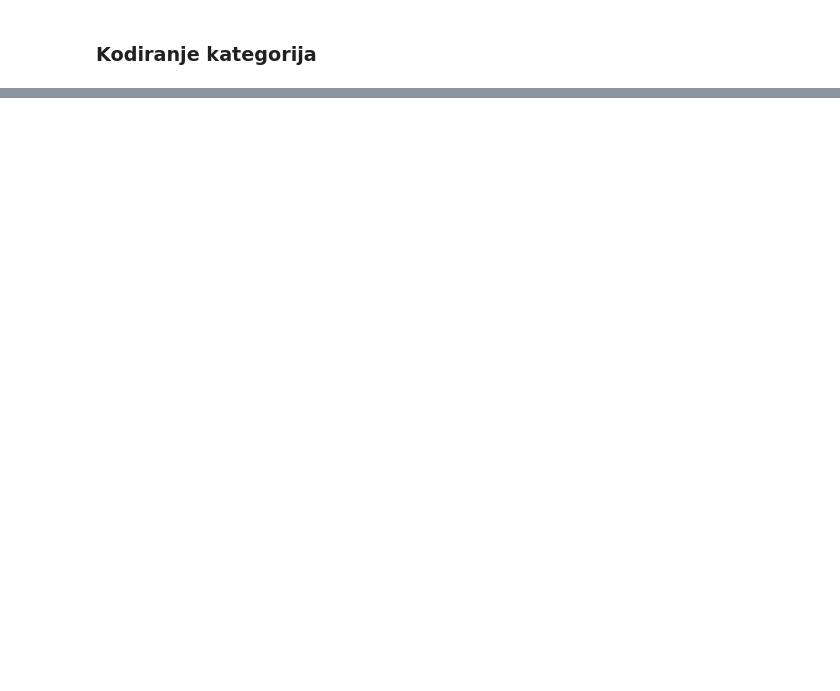
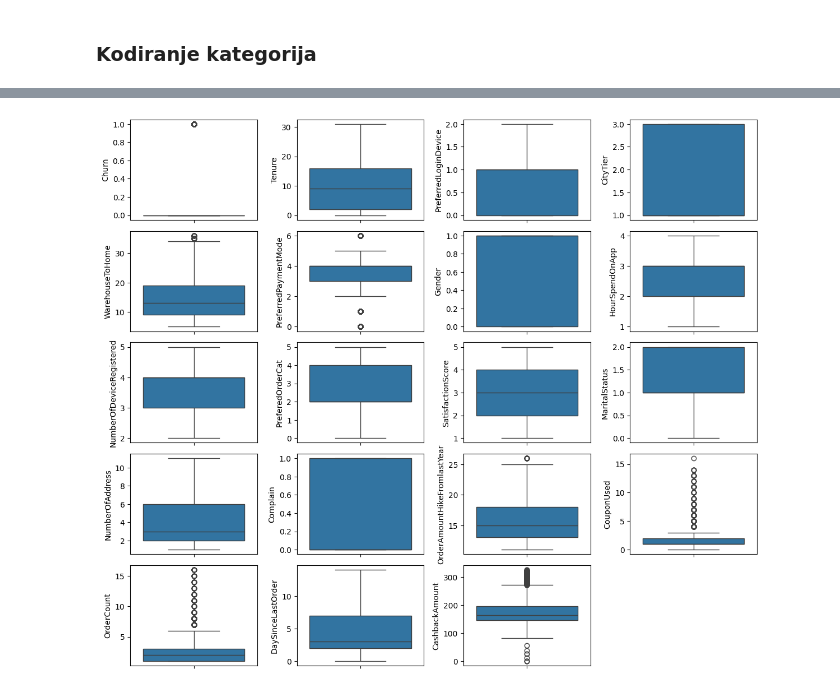
Before and after one commit to TeodoraSekulic/MASINSKO-projekat2, a Jupyter notebook: p2.ipynb, the cells around one changed output, grey strips where cells are left out. Drawn from its saved outputs; the diff is of its cells as text; code cells hidden in the pictures; blank space fills up the shorter version.

```diff
--- a/p2.ipynb
+++ b/p2.ipynb
@@ -182,0 +274,14 @@ df[numericki_podaci.columns] = scaler_standard.fit_transform(numericki_podaci)
+# %%
+def handle_outliers(df , column_name):
+  Q1 = df[column_name].quantile(0.25)
+  Q3 = df[column_name].quantile(0.75)
+  IQR = Q3 - Q1
+
+  Upper = Q3 + IQR * 1.5
+  lower = Q1 - IQR * 1.5
+
+  new_df = df[ (df[column_name] > lower) & (df[column_name] < Upper) ]
+
+  return new_df
+
+df.columns
@@ -182,0 +296,7 @@ df[numericki_podaci.columns] = scaler_standard.fit_transform(numericki_podaci)
+# %%
+cols_outliers = ['Tenure' , 'WarehouseToHome' , 'NumberOfAddress' , 'DaySinceLastOrder' , 'HourSpendOnApp' , 'NumberOfDeviceRegistered']
+
+for col in cols_outliers:
+    df = handle_outliers(df , col)
+
+df.head(4)
@@ -182,0 +309,10 @@ df[numericki_podaci.columns] = scaler_standard.fit_transform(numericki_podaci)
+# %%
+fig = plt.figure(figsize=(12,18))
+for i in range(len(df.columns)):
+    fig.add_subplot(9,4,i+1)
+    sns.boxplot(y=df.iloc[:,i])
+
+plt.tight_layout()
+plt.show()
+# %% [output]
+[figure, added]
```
Also changed, not shown: parts of 35 cells of this notebook.
